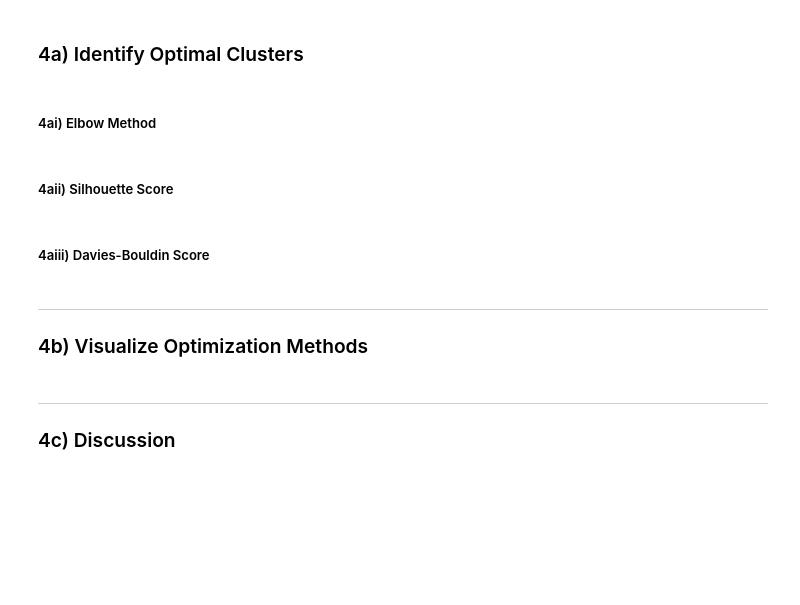
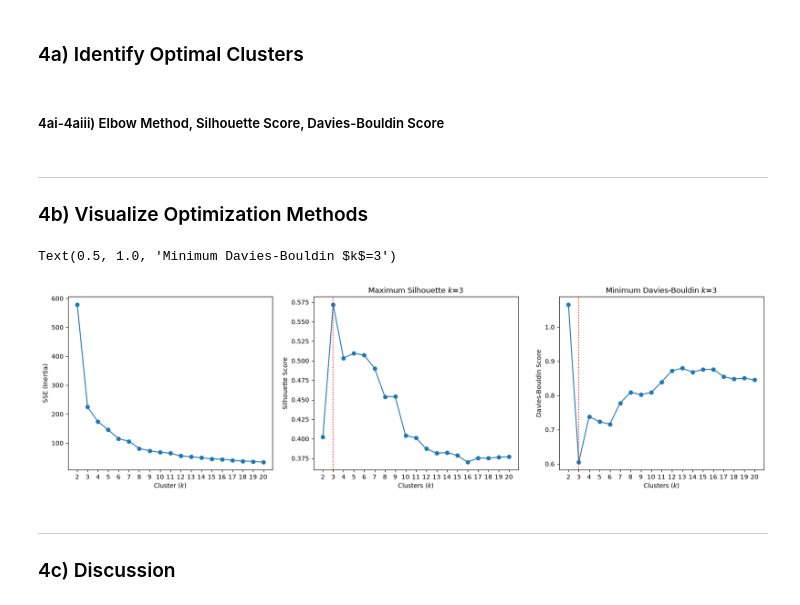
Before and after one commit to Jared-Wood135/DU-COMP4432-Machine-Learning, a Jupyter notebook: Assignments/5.ipynb, the cells around one changed output. Cells and saved outputs as stored; diff of their text form; code cells hidden in the pictures; blank space fills up the shorter version.

```diff
--- a/Assignments/5.ipynb
+++ b/Assignments/5.ipynb
@@ -387,15 +387,58 @@ With isolation forest's built-in anomaly score functionality, it identified 113/
 # %% [markdown]
 ### 4a) Identify Optimal Clusters
 # %% [markdown]
-##### 4ai) Elbow Method
+##### 4ai-4aiii) Elbow Method, Silhouette Score, Davies-Bouldin Score
-# %% [markdown]
-##### 4aii) Silhouette Score
-# %% [markdown]
-##### 4aiii) Davies-Bouldin Score
+# %%
+## Calculate evaluation metrics for values of k
+
+metrics_per_k = np.empty((0, 4))
+for k in np.arange(start= 2, stop= 21, step= 1, dtype= int):
+
+    kmeans = KMeans(n_clusters= k, random_state= 432).fit(df_scaled)
+    gmm = GaussianMixture(n_components= k, random_state= 432).fit(df_scaled)
+
+    metrics_per_k = np.vstack([metrics_per_k,
+                               np.array([k,
+                                         kmeans.inertia_,
+                                         silhouette_score(df_scaled, kmeans.labels_),
+                                         davies_bouldin_score(df_scaled, kmeans.labels_)
+                                        ])
+                              ])
+
+## Identify the optimal value of k from silhouette, davies-bouldin, and information criteria
+optimal_k_silhouette = metrics_per_k[metrics_per_k[:, 2].argmax(), 0]
+optimal_k_daviesbouldin = metrics_per_k[metrics_per_k[:, 3].argmin(), 0]
 # %% [markdown]
 ---
 
 ### 4b) Visualize Optimization Methods
+# %%
+## Plotting
+fig, ax = plt.subplots(nrows= 1, ncols= 3, figsize= (20, 5))
+ax[0].scatter(x= metrics_per_k[:, 0], y= metrics_per_k[:, 1])
+ax[0].plot(metrics_per_k[:, 0], metrics_per_k[:, 1])
+ax[0].set_xlabel('Cluster ($k$)')
+ax[0].set_ylabel('SSE (Inertia)')
+ax[0].set_xticks(ticks= np.arange(2, 21, 1))
+
+ax[1].scatter(x= metrics_per_k[:, 0], y= metrics_per_k[:, 2])
+ax[1].plot(metrics_per_k[:, 0], metrics_per_k[:, 2])
+ax[1].set_xlabel('Clusters ($k$)')
+ax[1].set_ylabel('Silhouette Score')
+ax[1].axvline(x= optimal_k_silhouette, color= 'r', linestyle= ':')
+ax[1].set_xticks(ticks= np.arange(2, 21, 1))
+ax[1].set_title(f'Maximum Silhouette $k$={int(optimal_k_silhouette)}')
+
+ax[2].scatter(x= metrics_per_k[:, 0], y= metrics_per_k[:, 3])
+ax[2].plot(metrics_per_k[:, 0], metrics_per_k[:, 3])
+ax[2].set_xlabel('Clusters ($k$)')
+ax[2].set_ylabel('Davies-Bouldin Score')
+ax[2].axvline(x= optimal_k_daviesbouldin, color= 'r', linestyle= ':')
+ax[2].set_xticks(ticks= np.arange(2, 21, 1))
+ax[2].set_title(f'Minimum Davies-Bouldin $k$={int(optimal_k_daviesbouldin)}')
+# %% [output]
+Text(0.5, 1.0, 'Minimum Davies-Bouldin $k$=3')
+[figure, added]
 # %% [markdown]
 ---
 
```
